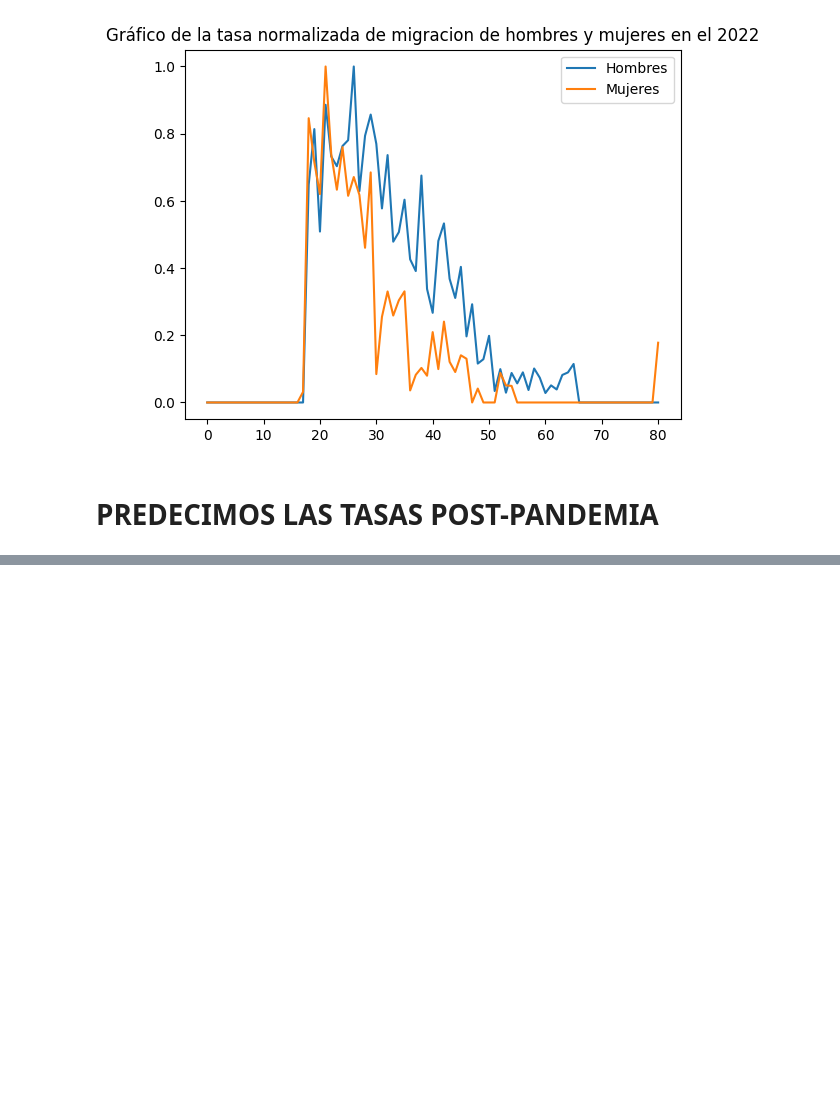
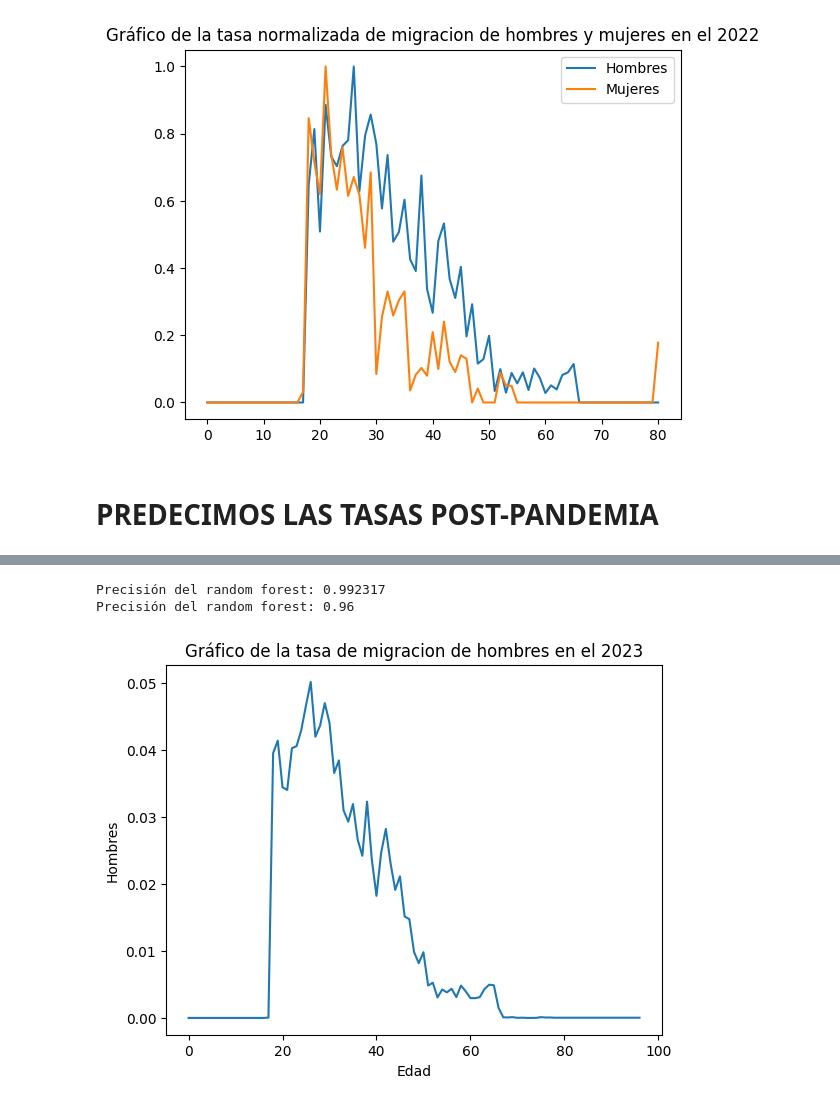
Before and after one commit to ErickNicolasP/ASE, a Jupyter notebook: proyecto_ASE.ipynb, the cells around one changed output, grey strips where cells are left out. Saved outputs shown, nothing was run; the diff lists cells and outputs as text; code cells hidden in the pictures; blank space fills up the shorter version.

```diff
--- a/proyecto_ASE.ipynb
+++ b/proyecto_ASE.ipynb
@@ -252,3 +298,5 @@ censo_2020 = censo_2020.iloc[0:max_2020+1]
 tasa_2020["hombres"] = (hombres_df_2020["contar"]/censo_2020["Hombres"])*1000
 tasa_2020["mujeres"] = (mujeres_df_2020["contar"]/censo_2020["Mujeres"])*1000
 tasa_2020 = pd.concat([tasa_2020, hombres_df_2020["edad"]], axis=1)
+tasa_2020["año"] = 2020
+tasa_2020
@@ -327,3 +391,5 @@ censo_2022 = censo_2022.iloc[0:max_2022+1]
 tasa_2022["hombres"] = (hombres_df_2022["contar"]/censo_2022["Hombres"])*1000
 tasa_2022["mujeres"] = (mujeres_df_2022["contar"]/censo_2022["Mujeres"])*1000
 tasa_2022 = pd.concat([tasa_2022, hombres_df_2022["edad"]], axis=1)
+tasa_2022["año"] = 2022
+tasa_2022
@@ -402,0 +483,22 @@ cantidad_migrantes_prediccion = modelo.predict(X_prueba)
+# %%
+# se crea un rango de 0 a 97 años
+edades = list(range(0, 97))
+sexos = ['1', '2']
+año_estudio = [2023]
+# Se crea una lista con todas las combinaciones de edad y sexo con año de estudio para poder obtener el df de predicciones del año 2023
+data_2023 = []
+for edad in edades:
+    for sexo in sexos:
+        for año in año_estudio:
+            data_2023.append([edad, sexo, año])
+
+# La lista se hace en un data frame
+data_2023 = pd.DataFrame(data_2023, columns=['edad',"sexo","año"])
+data_2023
+# se usa el modelo
+y_2023 = model.predict(data_2023)
+
+
+data_2023["tasa_migracion"] = y_2023
+
+data_2023
@@ -402,0 +519,12 @@ cantidad_migrantes_prediccion = modelo.predict(X_prueba)
+# %%
+# Pivotamos el dataframe para obtener las tasas de migración separadas por sexo
+data_2023 = data_2023.pivot_table(values='tasa_migracion', index=['edad', 'año'], columns=['sexo']).reset_index()
+
+# Quitamos el nombre de la columna "sexo"
+data_2023.columns.name = None
+
+data_2023 = data_2023.rename(columns={'1': 'hombres'})
+data_2023 = data_2023.rename(columns={'2': 'mujeres'})
+
+# Mostramos el nuevo dataframe
+data_2023
@@ -402,0 +545,15 @@ cantidad_migrantes_prediccion = modelo.predict(X_prueba)
+# %%
+# Se toma la precisión del algoritmo
+print("Precisión del random forest: {:2f}".format(model.score(X_train,y_train)))
+print("Precisión del random forest: {:.2f}".format(model.score(X_test,y_test)))
+# %% [output]
+Precisión del random forest: 0.992317
+Precisión del random forest: 0.96
+# %%
+plt.plot(data_2023['edad'], data_2023['hombres'])
+plt.xlabel('Edad')
+plt.ylabel('Hombres')
+plt.title('Gráfico de la tasa de migracion de hombres en el 2023')
+plt.show()
+# %% [output]
+[figure, added]
```
Also changed, not shown: parts of 27 cells of this notebook.
